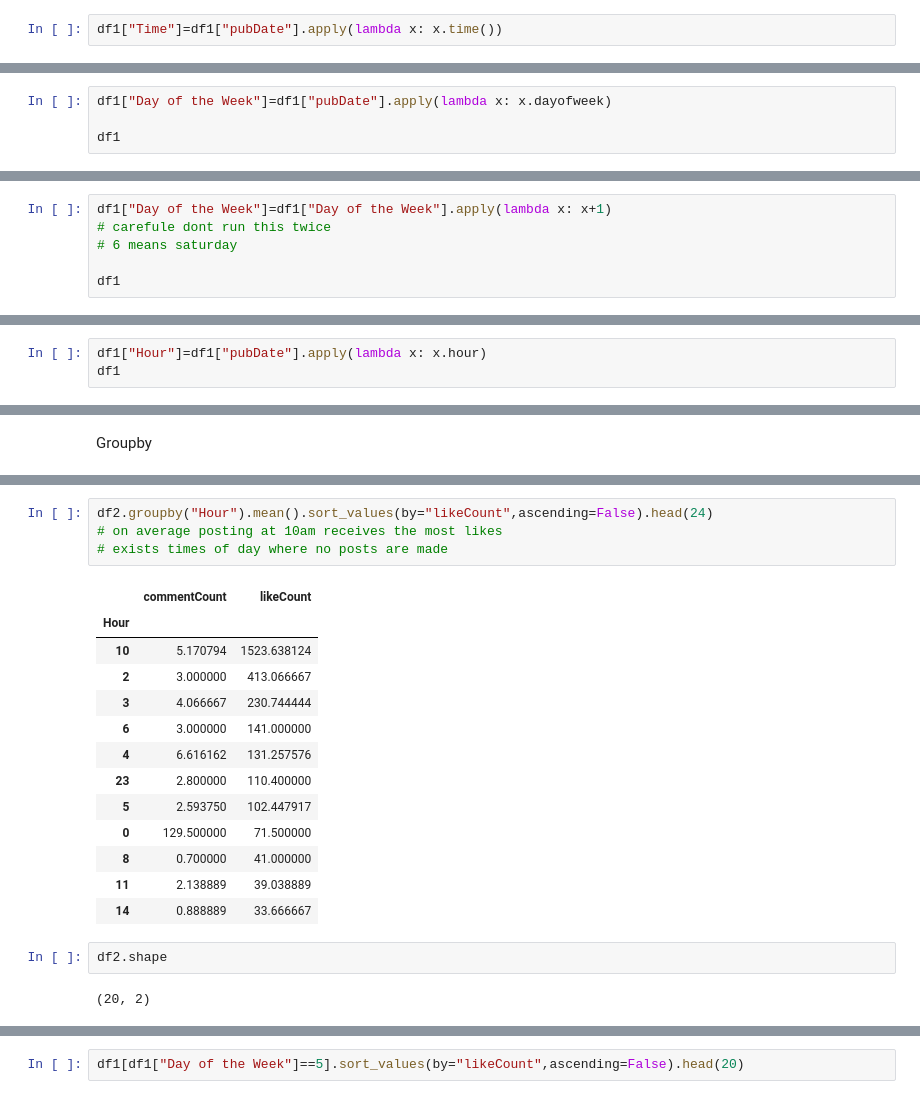
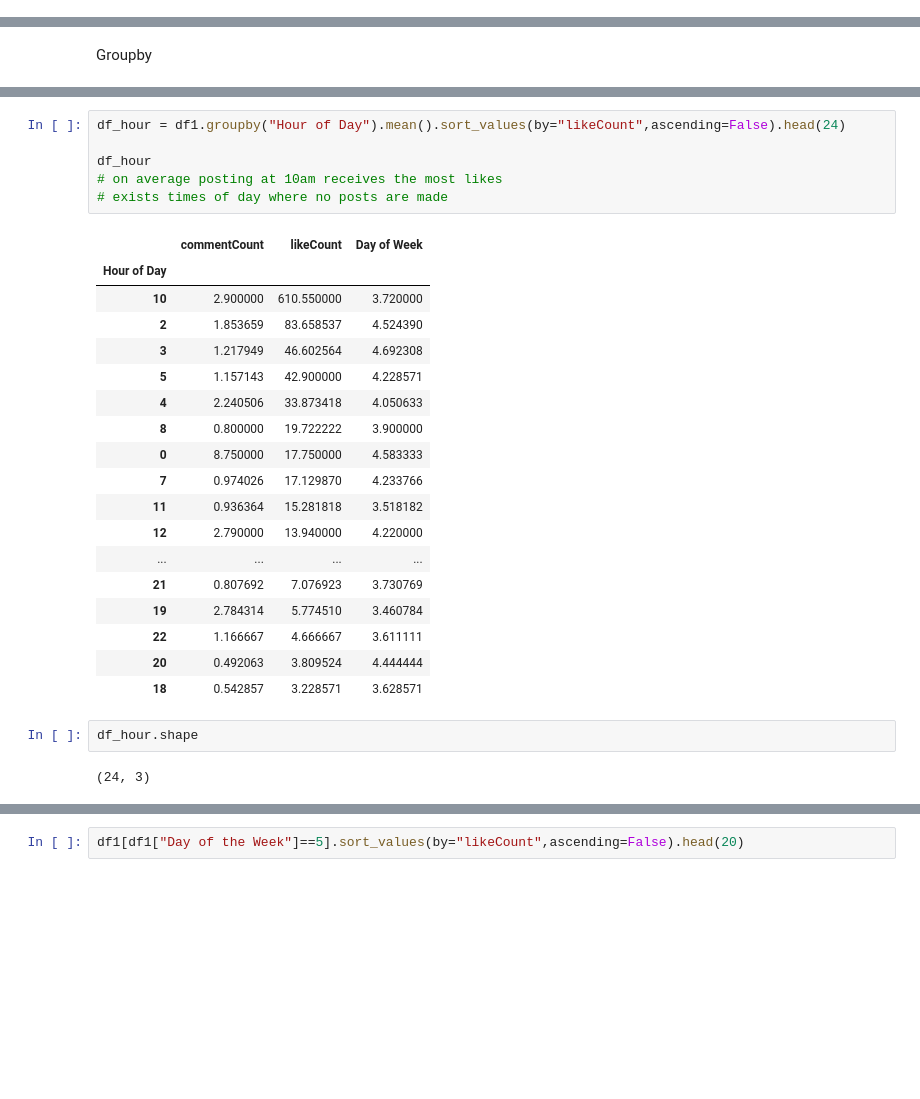
Before and after one commit to gerry-9987/SA, a Jupyter notebook: optimal_timing.ipynb, the cells around one changed output, grey strips where cells are left out. Saved outputs shown, nothing was run; the diff lists cells and outputs as text; blank space fills up the shorter version.

```diff
--- a/optimal_timing.ipynb
+++ b/optimal_timing.ipynb
@@ -56,2 +78,0 @@ df1
-# %%
-df1["Time"]=df1["pubDate"].apply(lambda x: x.time())
@@ -80,4 +78,0 @@ df1
-# %%
-df1["Day of the Week"]=df1["pubDate"].apply(lambda x: x.dayofweek)
-
-df1
@@ -103,6 +78,0 @@ See the caveats in the documentation: https://pandas.pydata.org/pandas-docs/stab
-# %%
-df1["Day of the Week"]=df1["Day of the Week"].apply(lambda x: x+1)
-# carefule dont run this twice
-# 6 means saturday
-
-df1
@@ -128,3 +78,0 @@ See the caveats in the documentation: https://pandas.pydata.org/pandas-docs/stab
-# %%
-df1["Hour"]=df1["pubDate"].apply(lambda x: x.hour)
-df1
@@ -206,23 +137,30 @@ df2
 # %%
-df2.groupby("Hour").mean().sort_values(by="likeCount",ascending=False).head(24)
+df_hour = df1.groupby("Hour of Day").mean().sort_values(by="likeCount",ascending=False).head(24)
+
+df_hour
 # on average posting at 10am receives the most likes
 # exists times of day where no posts are made
 # %% [output]
-|  | commentCount | likeCount |
-| Hour |  |  |
-| 10 | 5.170794 | 1523.638124 |
-| 2 | 3.000000 | 413.066667 |
-| 3 | 4.066667 | 230.744444 |
-| 6 | 3.000000 | 141.000000 |
-| 4 | 6.616162 | 131.257576 |
-| 23 | 2.800000 | 110.400000 |
-| 5 | 2.593750 | 102.447917 |
-| 0 | 129.500000 | 71.500000 |
-| 8 | 0.700000 | 41.000000 |
-| 11 | 2.138889 | 39.038889 |
-| 14 | 0.888889 | 33.666667 |
+|  | commentCount | likeCount | Day of Week |
+| Hour of Day |  |  |  |
+| 10 | 2.900000 | 610.550000 | 3.720000 |
+| 2 | 1.853659 | 83.658537 | 4.524390 |
+| 3 | 1.217949 | 46.602564 | 4.692308 |
+| 5 | 1.157143 | 42.900000 | 4.228571 |
+| 4 | 2.240506 | 33.873418 | 4.050633 |
+| 8 | 0.800000 | 19.722222 | 3.900000 |
+| 0 | 8.750000 | 17.750000 | 4.583333 |
+| 7 | 0.974026 | 17.129870 | 4.233766 |
+| 11 | 0.936364 | 15.281818 | 3.518182 |
+| 12 | 2.790000 | 13.940000 | 4.220000 |
+| ... | ... | ... | ... |
+| 21 | 0.807692 | 7.076923 | 3.730769 |
+| 19 | 2.784314 | 5.774510 | 3.460784 |
+| 22 | 1.166667 | 4.666667 | 3.611111 |
+| 20 | 0.492063 | 3.809524 | 4.444444 |
+| 18 | 0.542857 | 3.228571 | 3.628571 |
 # %%
-df2.shape
+df_hour.shape
 # %% [output]
-(20, 2)
+(24, 3)
 # %%
```
Also changed, not shown: parts of 19 cells of this notebook.
